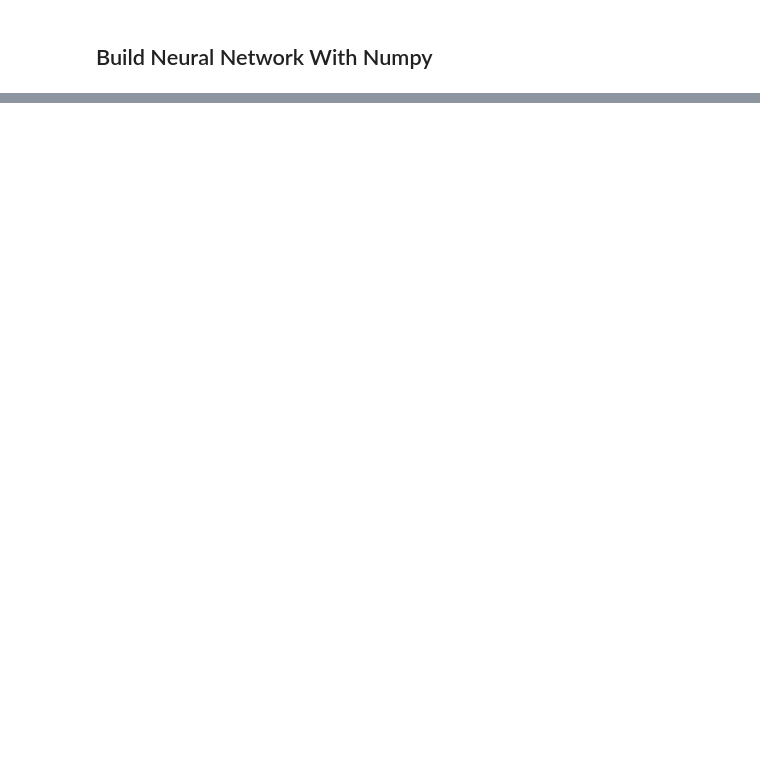
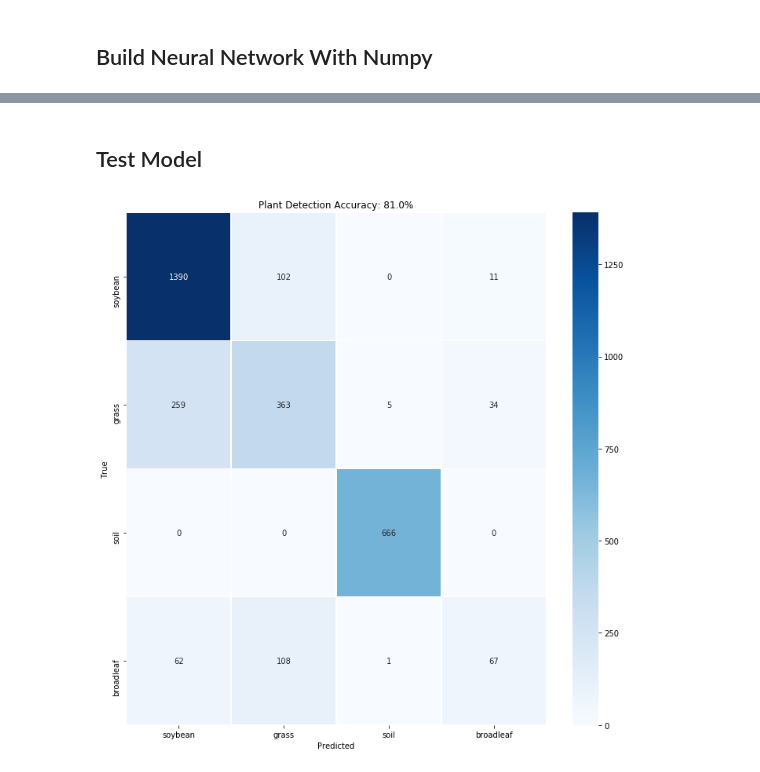
Before and after one commit to dgildeh/jupyter-notebooks, a Jupyter notebook: Soybean_Img_Classifier_Numpy.ipynb, the cells around one changed output, grey strips where cells are left out. Saved outputs shown, nothing was run; the diff lists cells and outputs as text; code cells hidden in the pictures; blank space fills up the shorter version.

```diff
--- a/Soybean_Img_Classifier_Numpy.ipynb
+++ b/Soybean_Img_Classifier_Numpy.ipynb
@@ -342,0 +359,22 @@ plt.show()
+# %% [markdown]
+## Test Model
+# %%
+from sklearn.metrics import accuracy_score, confusion_matrix
+import pandas as pd
+
+# Run predictions across the entire test set
+vl_score = net.predict(X_test)
+
+acc = accuracy_score(y_test, vl_score)*100.0
+cm = confusion_matrix(y_test, vl_score)
+cm_df = pd.DataFrame(cm, index=classes, columns=classes)
+
+plt.figure(figsize=(12,12))
+ax = sns.heatmap(cm_df, annot=True, cmap='Blues', fmt='g', linewidths=.5)
+ax.set_ylim(4.0, 0)
+plt.title('Plant Detection Accuracy: {0:.1f}%'.format(acc))
+plt.ylabel('True')
+plt.xlabel('Predicted')
+plt.show()
+# %% [output]
+[figure, added]
```
Also changed, not shown: parts of 9 cells of this notebook.
